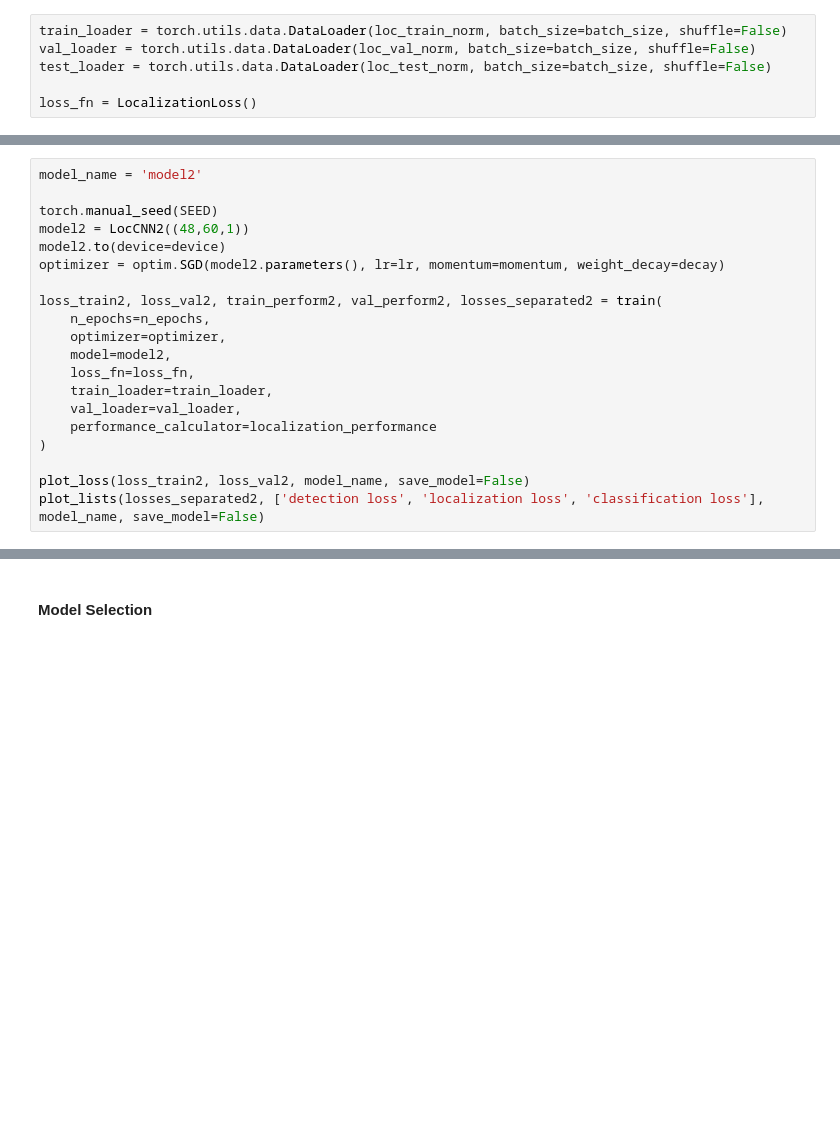
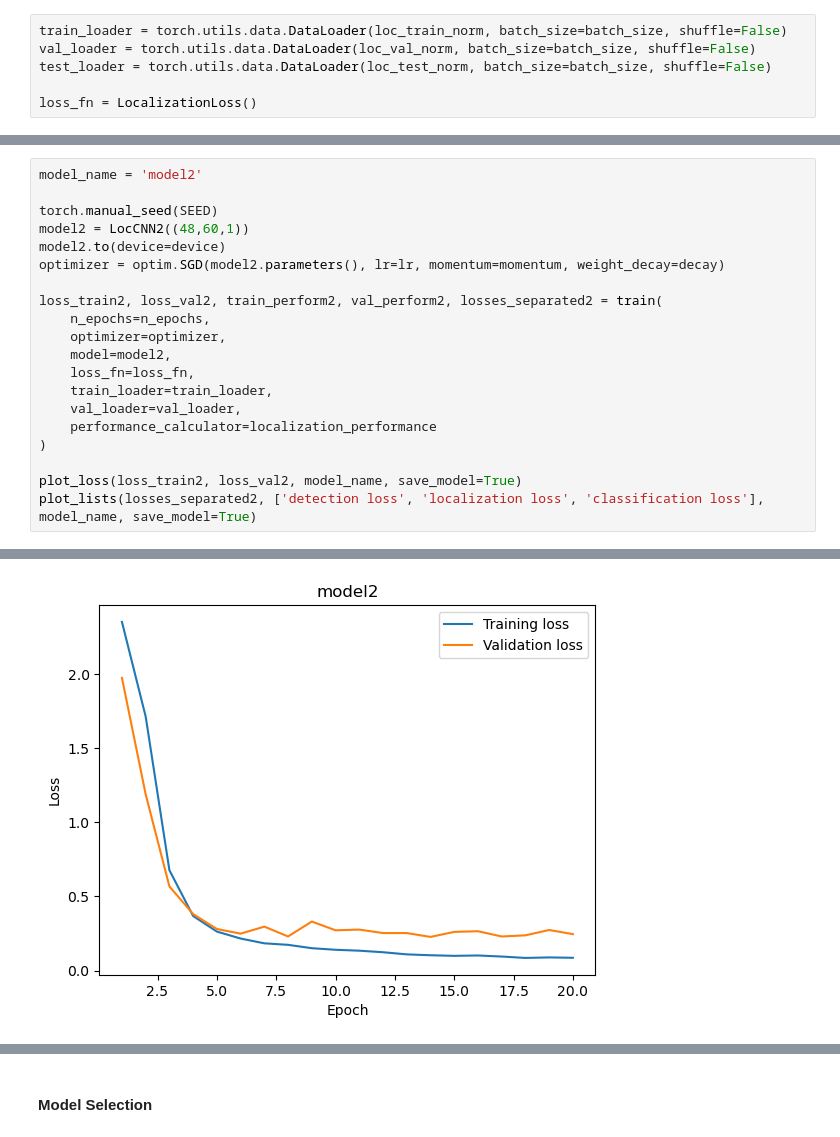
Before and after one commit to auroraingebrigtsen/Project2_265, a Jupyter notebook: project2.ipynb, the cells around one changed output, grey strips where cells are left out. Saved outputs shown, nothing was run; the diff lists cells and outputs as text; blank space fills up the shorter version.

```diff
--- a/project2.ipynb
+++ b/project2.ipynb
@@ -105,5 +157,6 @@ loss_train2, loss_val2, train_perform2, val_perform2, losses_separated2 = train(
     performance_calculator=localization_performance
 )
 
-plot_loss(loss_train2, loss_val2, model_name, save_model=False)
-plot_lists(losses_separated2, ['detection loss', 'localization loss', 'classification loss'], model_name, save_model=False)
+plot_loss(loss_train2, loss_val2, model_name, save_model=True)
+plot_lists(losses_separated2, ['detection loss', 'localization loss', 'classification loss'], model_name, save_model=True)
+# %% [output]
@@ -109,0 +180 @@ plot_lists(losses_separated2, ['detection loss', 'localization loss', 'classific
+[figure, added]
```
Also changed, not shown: parts of 23 cells of this notebook, 12 other files.
